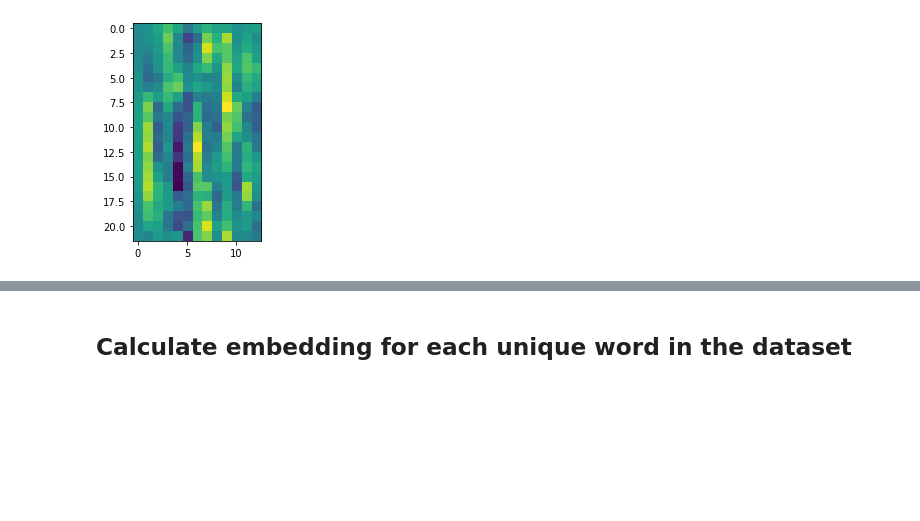
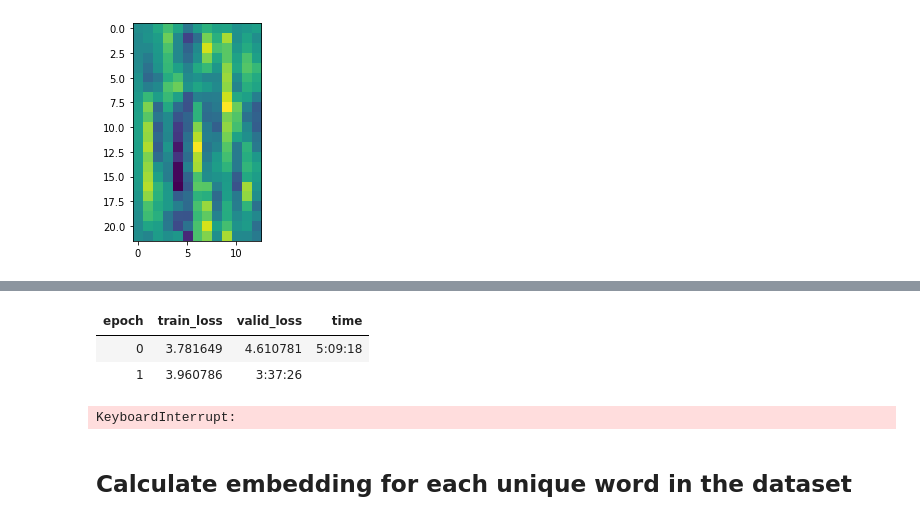
Before and after one commit to earthspecies/audio-embeddings, a Jupyter notebook: 02_basic_model_with_teacher_forcing.ipynb, the cells around one changed output, grey strips where cells are left out. Drawn from its saved outputs; the diff is of its cells as text; code cells hidden in the pictures; blank space fills up the shorter version.

```diff
--- a/02_basic_model_with_teacher_forcing.ipynb
+++ b/02_basic_model_with_teacher_forcing.ipynb
@@ -112,7 +116,12 @@ def targ_trunc_MSE(preds, targs):
 
 learn = Learner(dls.cuda(), Model().cuda(), loss_func=targ_trunc_MSE, lr=1e-3, opt_func=SGD)
 # %%
-learn.fit(1, cbs=SaveModelCallback(fname='1e-3_SGD', every_epoch=True), lr=1e-3)
+learn.fit(10, cbs=SaveModelCallback(fname='1e-3_SGD', every_epoch=True), lr=1e-3)
+# %% [output]
+| epoch | train_loss | valid_loss | time |
+| 0 | 3.781649 | 4.610781 | 5:09:18 |
+| 1 | 3.960786 | 3:37:26 |
+KeyboardInterrupt:
 # %% [markdown]
 ## Calculate embedding for each unique word in the dataset
 # %%
```
Also changed, not shown: parts of 16 cells of this notebook.
